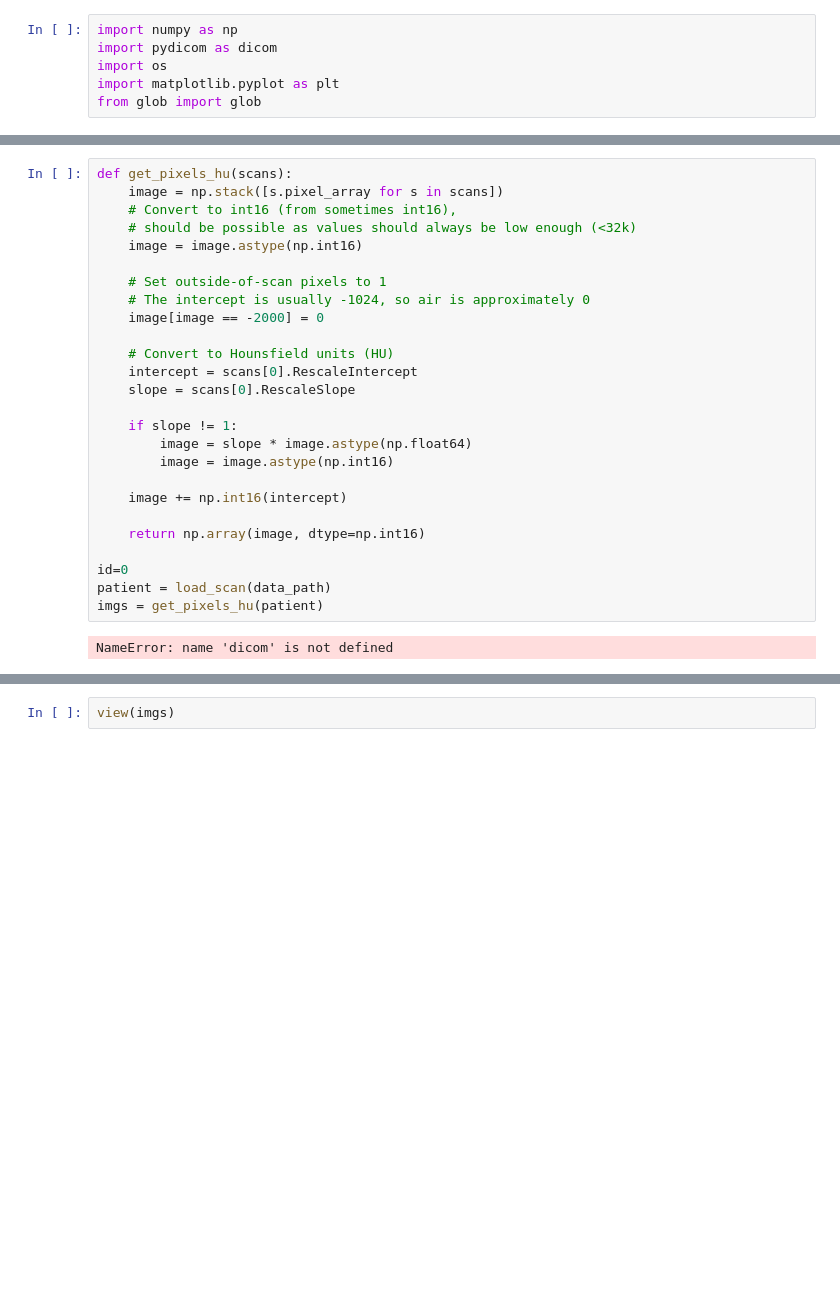
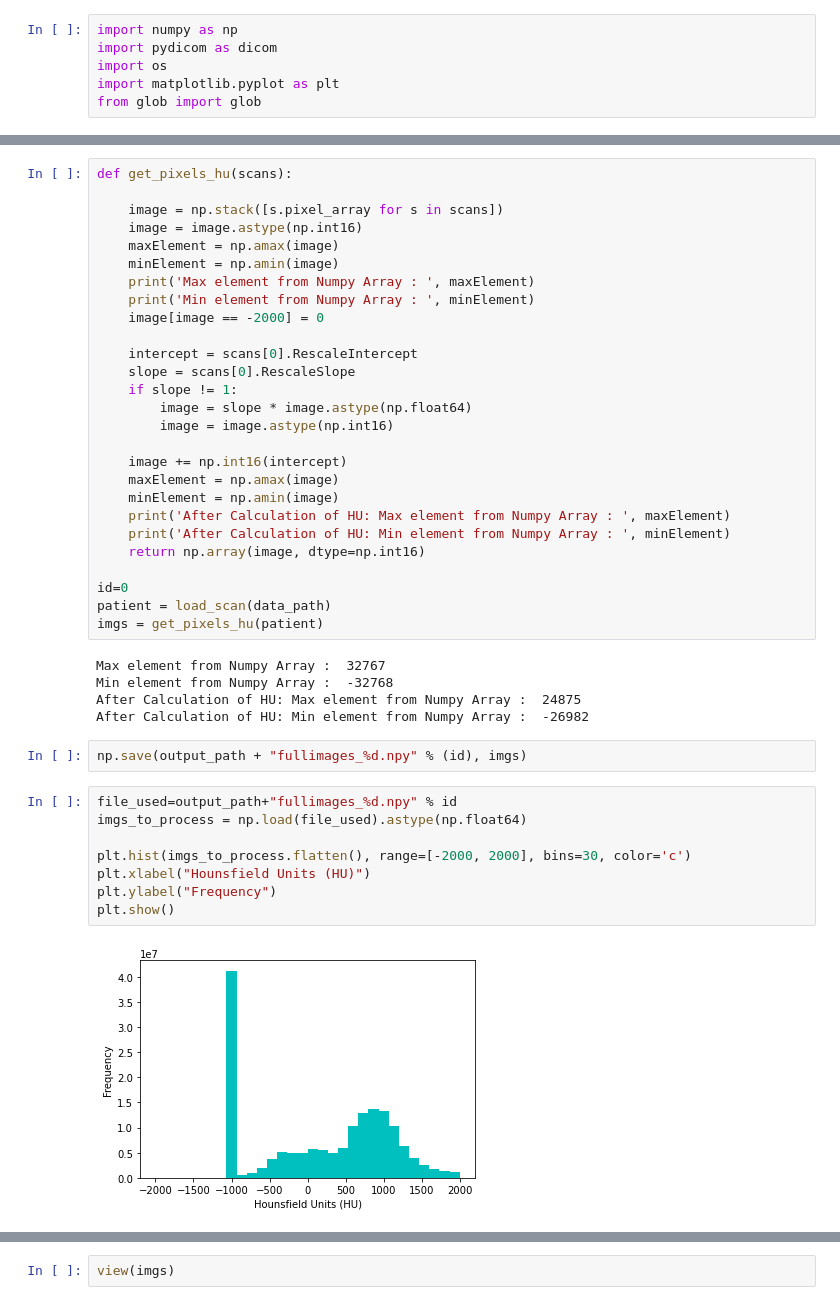
Before and after one commit to sarehsoltani/MedPy, a Jupyter notebook: MedPy/Render3D.ipynb, the cells around one changed output, grey strips where cells are left out. Saved outputs shown, nothing was run; the diff lists cells and outputs as text; blank space fills up the shorter version.

Commit message:
Hounsfield Units

```diff
--- a/MedPy/Render3D.ipynb
+++ b/MedPy/Render3D.ipynb
@@ -28,31 +26,47 @@ def load_scan(path):
     return slices
 # %%
 def get_pixels_hu(scans):
+
     image = np.stack([s.pixel_array for s in scans])
-    # Convert to int16 (from sometimes int16),
-    # should be possible as values should always be low enough (<32k)
     image = image.astype(np.int16)
-
-    # Set outside-of-scan pixels to 1
-    # The intercept is usually -1024, so air is approximately 0
+    maxElement = np.amax(image)
+    minElement = np.amin(image)
+    print('Max element from Numpy Array : ', maxElement)
+    print('Min element from Numpy Array : ', minElement)
     image[image == -2000] = 0
 
-    # Convert to Hounsfield units (HU)
     intercept = scans[0].RescaleIntercept
     slope = scans[0].RescaleSlope
-
     if slope != 1:
         image = slope * image.astype(np.float64)
         image = image.astype(np.int16)
 
     image += np.int16(intercept)
-
+    maxElement = np.amax(image)
+    minElement = np.amin(image)
+    print('After Calculation of HU: Max element from Numpy Array : ', maxElement)
+    print('After Calculation of HU: Min element from Numpy Array : ', minElement)
     return np.array(image, dtype=np.int16)
 
 id=0
 patient = load_scan(data_path)
 imgs = get_pixels_hu(patient)
 # %% [output]
-NameError: name 'dicom' is not defined
+Max element from Numpy Array :  32767
+Min element from Numpy Array :  -32768
+After Calculation of HU: Max element from Numpy Array :  24875
+After Calculation of HU: Min element from Numpy Array :  -26982
+# %%
+np.save(output_path + "fullimages_%d.npy" % (id), imgs)
+# %%
+file_used=output_path+"fullimages_%d.npy" % id
+imgs_to_process = np.load(file_used).astype(np.float64)
+
+plt.hist(imgs_to_process.flatten(), range=[-2000, 2000], bins=30, color='c')
+plt.xlabel("Hounsfield Units (HU)")
+plt.ylabel("Frequency")
+plt.show()
+# %% [output]
+[figure, added]
 # %%
 from itkwidgets import view
```
Also changed, not shown: parts of 3 cells of this notebook, 1 other file.
